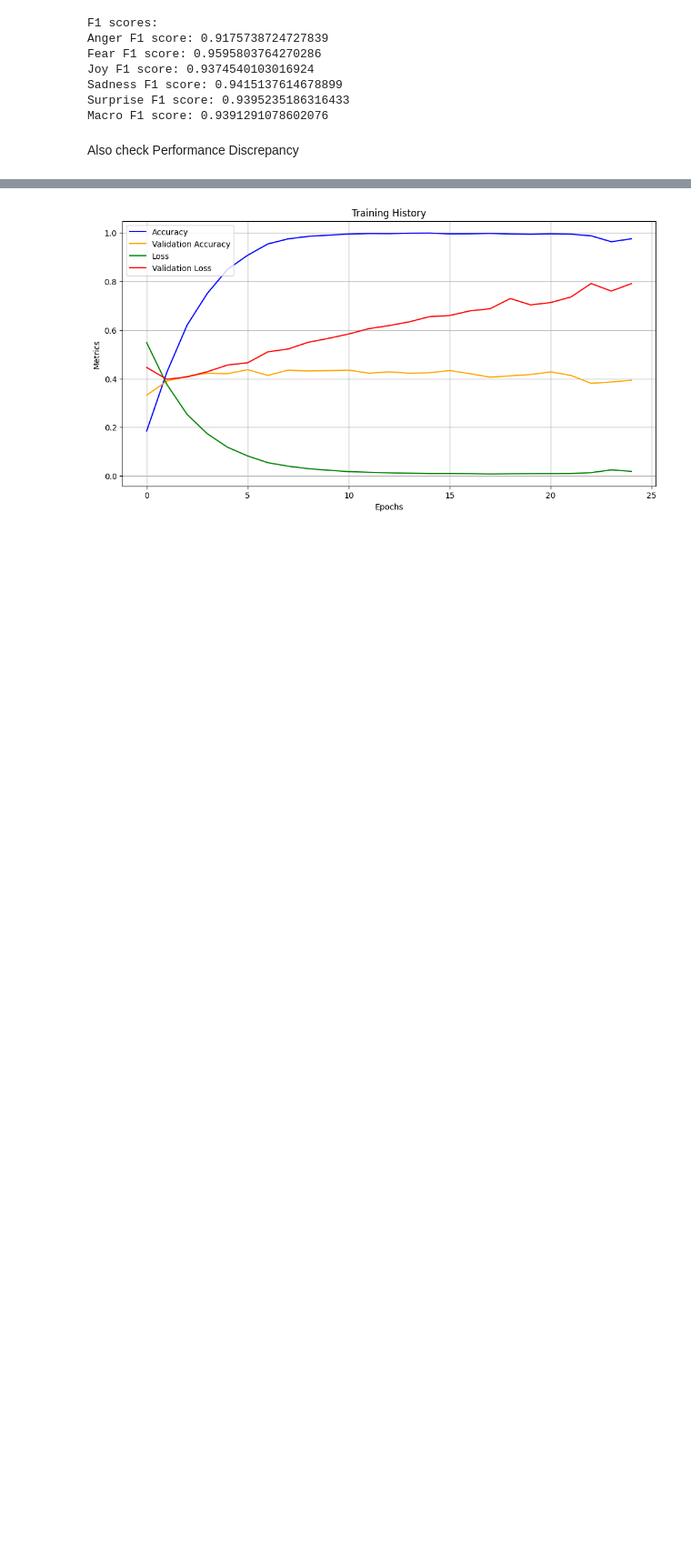
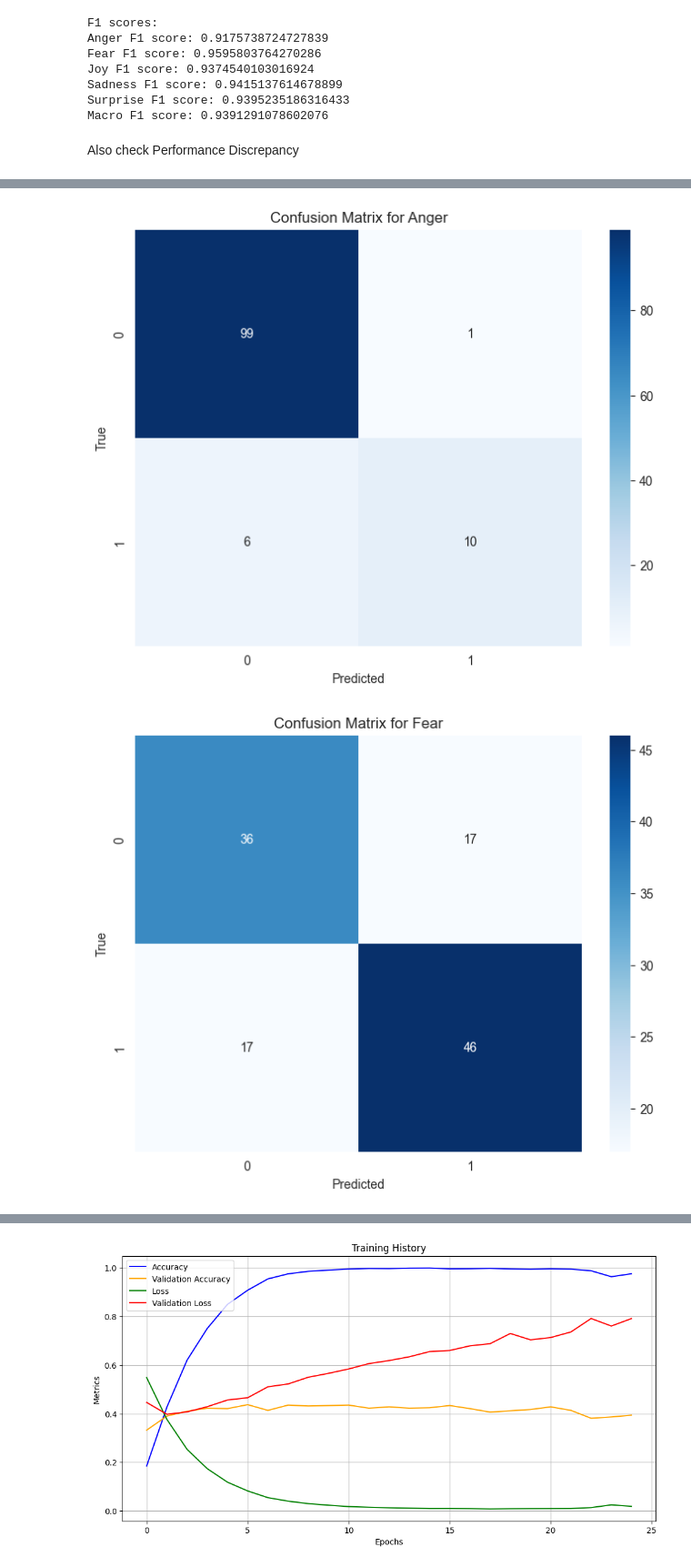
Before and after one commit to niklasbaun/EmoClassifier, a Jupyter notebook: Classifier/Getting familiar.ipynb, the cells around one changed output, grey strips where cells are left out. Shown at 91% size. Drawn from its saved outputs; the diff is of its cells as text; code cells hidden in the pictures; blank space fills up the shorter version.

```diff
--- a/Classifier/Getting familiar.ipynb
+++ b/Classifier/Getting familiar.ipynb
@@ -348,0 +477,12 @@ plt.legend()
+# %%
+
+
+plot_confusion_matrix(real_test['anger'], predictions_test['predicted_anger'], 'Anger')
+plot_confusion_matrix(real_test['fear'], predictions_test['predicted_fear'], 'Fear')
+plot_confusion_matrix(real_test['joy'], predictions_test['predicted_joy'], 'Joy')
+plot_confusion_matrix(real_test['sadness'], predictions_test['predicted_sadness'], 'Sadness')
+
+plot_confusion_matrix(real_test['surprise'], predictions_test['predicted_surprise'], 'Surprise')
+# %% [output]
+[figure, added]
+[figure, added]
```
Also changed, not shown: parts of 14 cells of this notebook, 12 other files.
